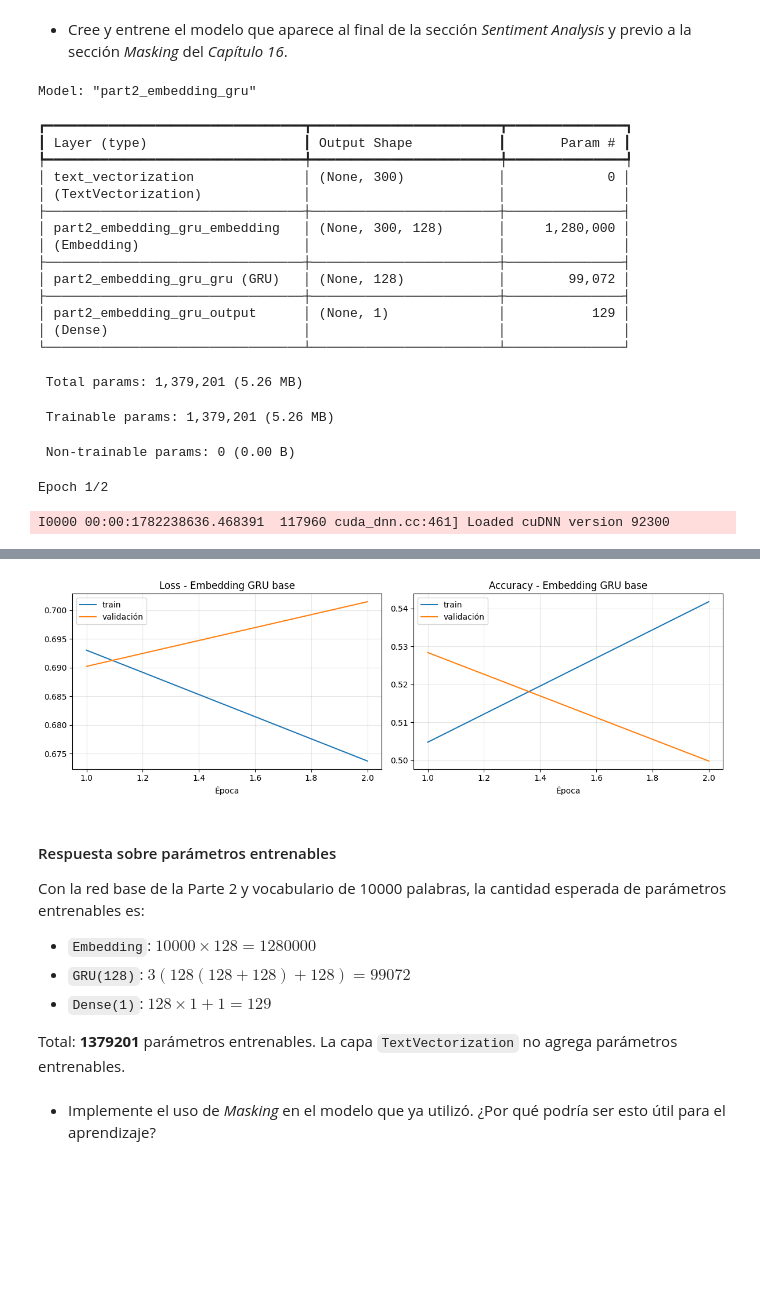
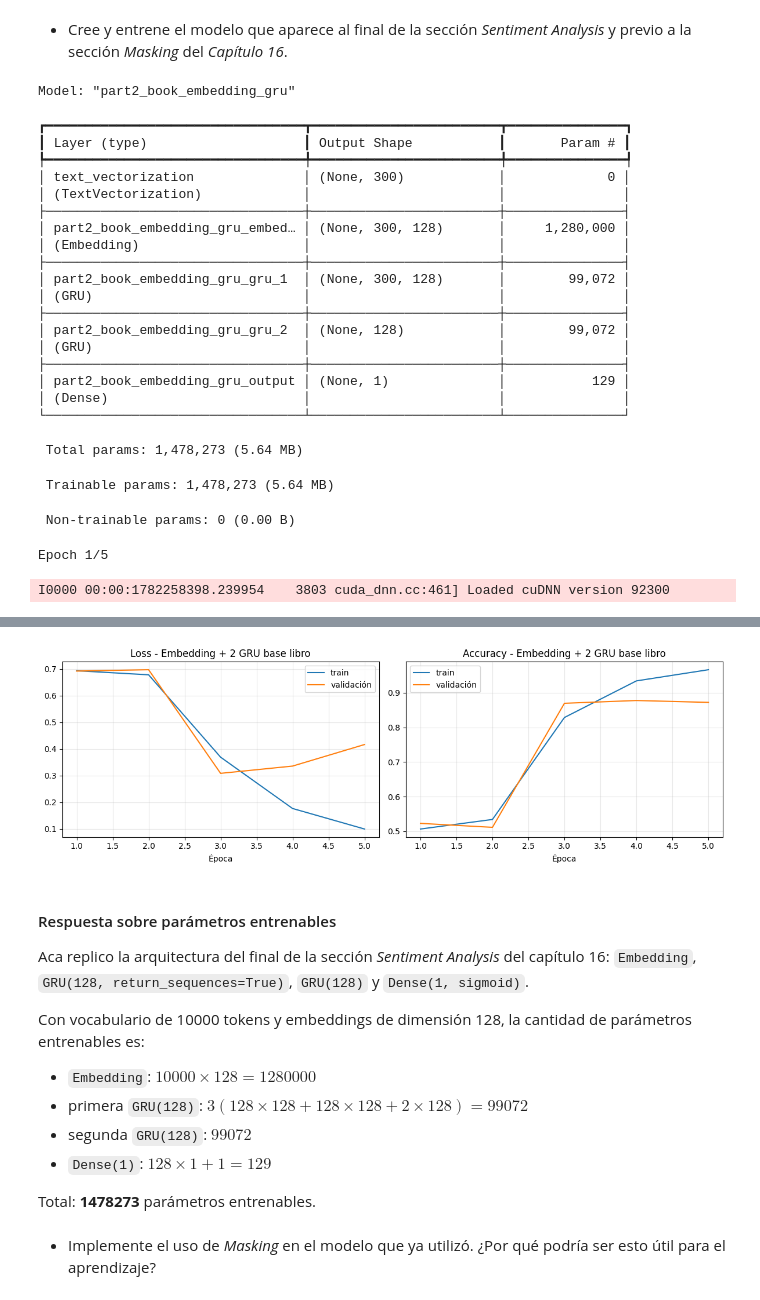
Before and after one commit to srodriguez-lefebre/Machine-Learning-Notebooks, a Jupyter notebook: 9TAA_NLP.ipynb, the cells around one changed output, grey strips where cells are left out. Saved outputs shown, nothing was run; the diff lists cells and outputs as text; code cells hidden in the pictures; blank space fills up the shorter version.

```diff
--- a/9TAA_NLP.ipynb
+++ b/9TAA_NLP.ipynb
@@ -86,9 +76,9 @@ VOCAB_SIZE = 10_000
 MAX_SEQUENCE_LENGTH = 300
 EMBED_SIZE = 128
 GRU_UNITS = 128
-BASE_EPOCHS = 2
-GLOVE_EPOCHS = 2
-PART4_EPOCHS = 2
+BASE_EPOCHS = 5
+GLOVE_EPOCHS = 3
+PART4_EPOCHS = 3
 
 keras.utils.set_random_seed(RANDOM_SEED)
 tf.config.optimizer.set_jit(False)
@@ -375,7 +361,7 @@ El padding introduce ceros artificiales. Por eso en las partes siguientes convie
 # %% [markdown]
 * Cree y entrene el modelo que aparece al final de la sección *Sentiment Analysis* y previo a la sección *Masking* del *Capítulo 16*.
 # %%
-# Parte 2 - Modelo base con embedding entrenable + GRU
+# Parte 2 - Modelo del libro: embedding entrenable + dos GRU
 
 def build_embedding_gru_model(
     name,
@@ -386,6 +372,7 @@ def build_embedding_gru_model(
     mask_zero=False,
     gru_dropout=0.0,
     output_dropout=0.0,
+    learning_rate=1e-3,
 ):
     layers = [
         keras.layers.Input(shape=(1,), dtype=tf.string),
@@ -398,8 +385,14 @@ def build_embedding_gru_model(
         ),
         keras.layers.GRU(
             gru_units,
+            return_sequences=True,
             dropout=gru_dropout,
-            name=f'{name}_gru',
+            name=f'{name}_gru_1',
+        ),
+        keras.layers.GRU(
+            gru_units,
+            dropout=gru_dropout,
+            name=f'{name}_gru_2',
         ),
     ]
     if output_dropout > 0:
@@ -408,14 +401,14 @@ def build_embedding_gru_model(
     model = keras.Sequential(layers, name=name)
     model.compile(
         loss='binary_crossentropy',
-        optimizer='nadam',
+        optimizer=keras.optimizers.Adam(learning_rate=learning_rate),
         metrics=['accuracy'],
     )
     return model
 
 keras.utils.set_random_seed(RANDOM_SEED)
 part2_model = build_embedding_gru_model(
-    'part2_embedding_gru',
+    'part2_book_embedding_gru',
     text_vec_layer,
     mask_zero=False,
 )
@@ -426,27 +419,31 @@ part2_history = part2_model.fit(
     epochs=BASE_EPOCHS,
     verbose=2,
 )
-part2_metrics = evaluate_and_store(part2_model, 'Embedding GRU base', part2_history)
+part2_metrics = evaluate_and_store(part2_model, 'Embedding + 2 GRU base libro', part2_history)
 print(part2_metrics)
-plot_history(part2_history, 'Embedding GRU base')
+plot_history(part2_history, 'Embedding + 2 GRU base libro')
 # %% [output]
-Model: "part2_embedding_gru"
+Model: "part2_book_embedding_gru"
 ┏━━━━━━━━━━━━━━━━━━━━━━━━━━━━━━━━━┳━━━━━━━━━━━━━━━━━━━━━━━━┳━━━━━━━━━━━━━━━┓
 ┃ Layer (type)                    ┃ Output Shape           ┃       Param # ┃
 ┡━━━━━━━━━━━━━━━━━━━━━━━━━━━━━━━━━╇━━━━━━━━━━━━━━━━━━━━━━━━╇━━━━━━━━━━━━━━━┩
 │ text_vectorization              │ (None, 300)            │             0 │
 │ (TextVectorization)             │                        │               │
 ├─────────────────────────────────┼────────────────────────┼───────────────┤
-│ part2_embedding_gru_embedding   │ (None, 300, 128)       │     1,280,000 │
+│ part2_book_embedding_gru_embed… │ (None, 300, 128)       │     1,280,000 │
 │ (Embedding)                     │                        │               │
 ├─────────────────────────────────┼────────────────────────┼───────────────┤
-│ part2_embedding_gru_gru (GRU)   │ (None, 128)            │        99,072 │
+│ part2_book_embedding_gru_gru_1  │ (None, 300, 128)       │        99,072 │
+│ (GRU)                           │                        │               │
 ├─────────────────────────────────┼────────────────────────┼───────────────┤
-│ part2_embedding_gru_output      │ (None, 1)              │           129 │
+│ part2_book_embedding_gru_gru_2  │ (None, 128)            │        99,072 │
+│ (GRU)                           │                        │               │
+├─────────────────────────────────┼────────────────────────┼───────────────┤
+│ part2_book_embedding_gru_output │ (None, 1)              │           129 │
 │ (Dense)                         │                        │               │
 └─────────────────────────────────┴────────────────────────┴───────────────┘
- Total params: 1,379,201 (5.26 MB)
+ Total params: 1,478,273 (5.64 MB)
- Trainable params: 1,379,201 (5.26 MB)
+ Trainable params: 1,478,273 (5.64 MB)
  Non-trainable params: 0 (0.00 B)
-Epoch 1/2
+Epoch 1/5
-I0000 00:00:1782238636.468391  117960 cuda_dnn.cc:461] Loaded cuDNN version 92300
+I0000 00:00:1782258398.239954    3803 cuda_dnn.cc:461] Loaded cuDNN version 92300
@@ -457,14 +460,17 @@ Epoch 2/2
-[figure, old version]
+[figure, new version]
 # %% [markdown]
 #### Respuesta sobre parámetros entrenables
 
-Con la red base de la Parte 2 y vocabulario de 10000 palabras, la cantidad esperada de parámetros entrenables es:
+Aca replico la arquitectura del final de la sección *Sentiment Analysis* del capítulo 16: `Embedding`, `GRU(128, return_sequences=True)`, `GRU(128)` y `Dense(1, sigmoid)`.
+
+Con vocabulario de 10000 tokens y embeddings de dimensión 128, la cantidad de parámetros entrenables es:
 
 - `Embedding`: $10000 \times 128 = 1280000$
-- `GRU(128)`: $3(128(128 + 128) + 128) = 99072$
+- primera `GRU(128)`: $3(128 \times 128 + 128 \times 128 + 2 \times 128)=99072$
+- segunda `GRU(128)`: $99072$
 - `Dense(1)`: $128 \times 1 + 1 = 129$
 
-Total: **1379201** parámetros entrenables. La capa `TextVectorization` no agrega parámetros entrenables.
+Total: **1478273** parámetros entrenables.
 # %% [markdown]
 * Implemente el uso de *Masking* en el modelo que ya utilizó. ¿Por qué podría ser esto útil para el aprendizaje?
 # %%
```
Also changed, not shown: parts of 74 cells of this notebook, 1 other file.
